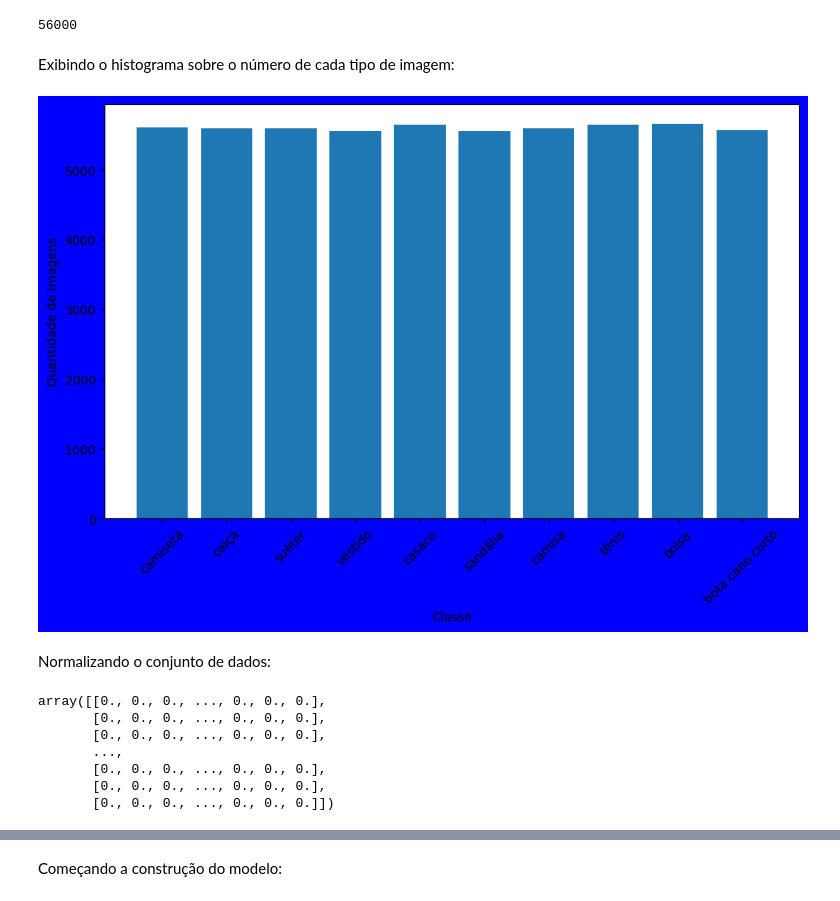
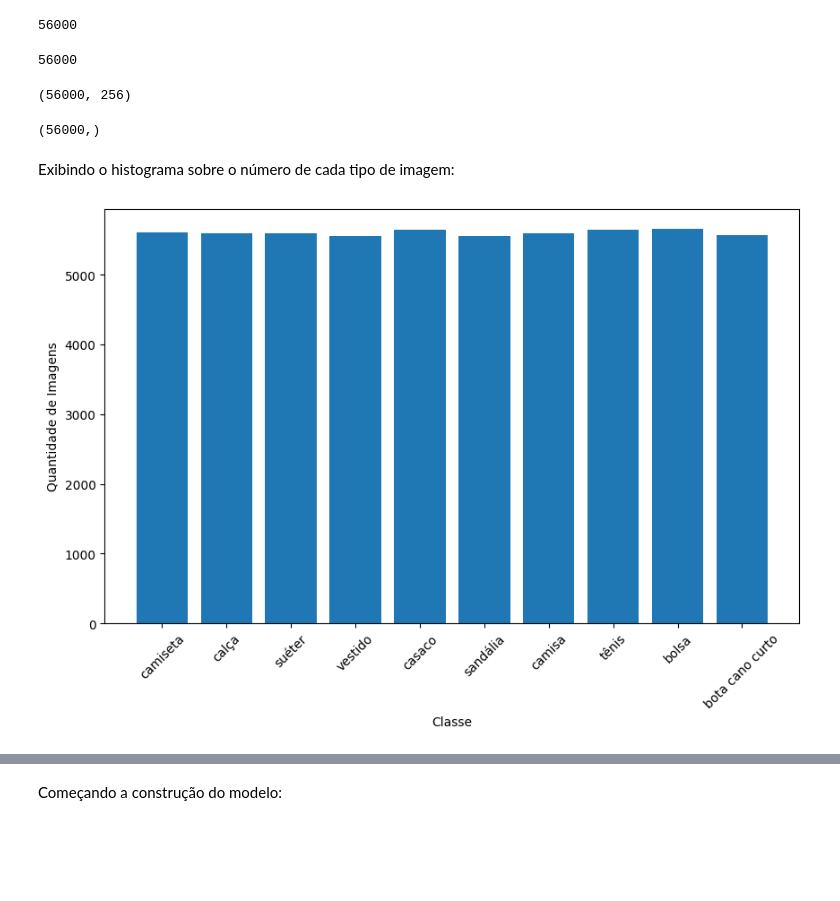
Before and after one commit to lorran-araujo/LNCC, a Jupyter notebook: disciplinas/redes-neurais/codes/lista2/exercicio1.ipynb, the cells around one changed output, grey strips where cells are left out. Cells and saved outputs as stored; diff of their text form; code cells hidden in the pictures; blank space fills up the shorter version.

```diff
--- a/disciplinas/redes-neurais/codes/lista2/exercicio1.ipynb
+++ b/disciplinas/redes-neurais/codes/lista2/exercicio1.ipynb
@@ -67,0 +67,22 @@ x_all_flat.shape
+# %%
+def calcular_histograma(imagem):
+    # Calcula o histograma de uma imagem em tons de cinza
+    histograma = cv2.calcHist([imagem], [0], None, [256], [0, 256])
+    histograma = histograma.flatten()
+
+    return histograma
+
+def transformar_banco_de_dados(banco_de_dados):
+    vetores_histograma = []
+
+    for imagem in banco_de_dados:
+
+        histograma = calcular_histograma(imagem)
+        vetores_histograma.append(histograma)
+
+    return np.array(vetores_histograma)
+
+
+x = transformar_banco_de_dados(x_all)
+
+print(x.shape)
@@ -70,11 +115,23 @@ Dividindo conjunto de dados:
 # %%
 # Dividir os dados em treino e teste conforme a proporção desejada
 x, x_test, y, y_test = train_test_split(
-    x_all_flat, y_all, test_size=0.2, random_state=42
+    x, y_all, test_size=0.2, random_state=42
 )
 # %%
 len(x)
 # %% [output]
 56000
+# %%
+len(y)
+# %% [output]
+56000
+# %%
+x.shape
+# %% [output]
+(56000, 256)
+# %%
+y.shape
+# %% [output]
+(56000,)
 # %% [markdown]
 Exibindo o histograma sobre o número de cada tipo de imagem:
@@ -84,30 +138,17 @@ import matplotlib.pyplot as plt
 # %%
-# Contar a quantidade de imagens para cada classe no conjunto de treinamento
+# Conta a quantidade de imagens para cada classe no conjunto de treinamento
 unique, counts = np.unique(y, return_counts=True)
 class_counts = dict(zip(unique, counts))
 
 # Plotar o histograma
 class_names = ['camiseta', 'calça', 'suéter', 'vestido', 'casaco', 'sandália', 'camisa', 'tênis', 'bolsa', 'bota cano curto']
 
-plt.figure(figsize=(10, 6), facecolor='blue', edgecolor='black')
+plt.figure(figsize=(10, 6))
 plt.bar(class_counts.keys(), class_counts.values(), tick_label=class_names)
 plt.xlabel('Classe')
 plt.ylabel('Quantidade de Imagens')
 #plt.title('Quantidade de Imagens por Classe no Conjunto de Treinamento Fashion')
 plt.xticks(rotation=45)
 plt.show()
 # %% [output]
-[figure, old version]
+[figure, new version]
-# %% [markdown]
-Normalizando o conjunto de dados:
-# %%
-x = x / 255.0
-x
-# %% [output]
-array([[0., 0., 0., ..., 0., 0., 0.],
-       [0., 0., 0., ..., 0., 0., 0.],
-       [0., 0., 0., ..., 0., 0., 0.],
-       ...,
-       [0., 0., 0., ..., 0., 0., 0.],
-       [0., 0., 0., ..., 0., 0., 0.],
-       [0., 0., 0., ..., 0., 0., 0.]])
```
Also changed, not shown: parts of 16 cells of this notebook.
